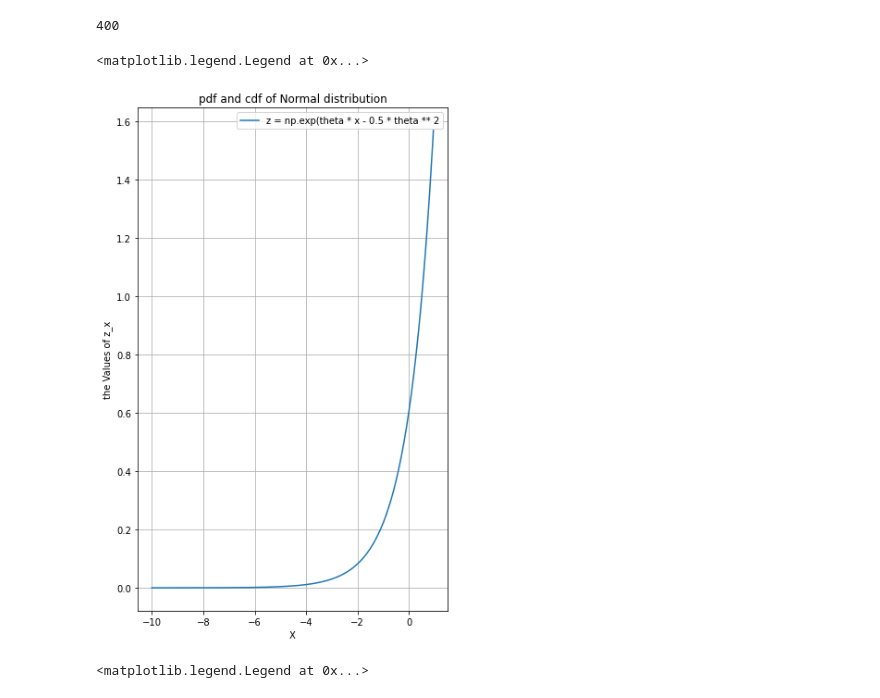
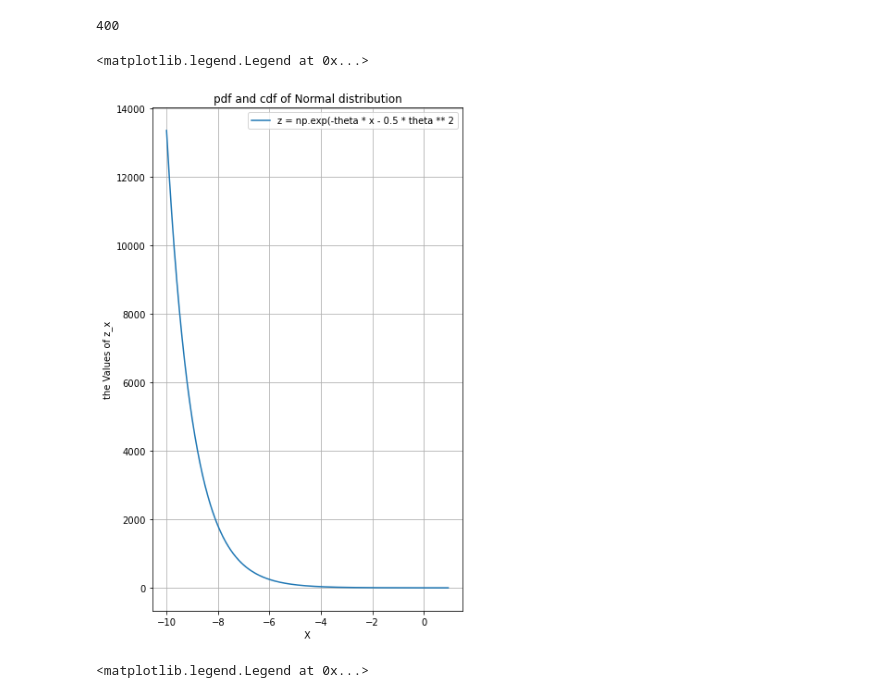
Before and after one commit to bobcatzoo/Stochastic-Calculus-for-Finance-Notes, a Jupyter notebook: 1.6 Change of Measure.ipynb, the cells around one changed output. Drawn from its saved outputs; the diff is of its cells as text; code cells hidden in the pictures.

```diff
--- a/1.6 Change of Measure.ipynb
+++ b/1.6 Change of Measure.ipynb
@@ -38,7 +38,7 @@ plt.legend()
 [figure]
 # %%
 theta = 1
-z = np.exp(theta * x - 0.5 * theta ** 2)
+z = np.exp(-theta * x - 0.5 * theta ** 2)
 # %%
 fig, ax = plt.subplots(2, 1, figsize = (10, 12))
 
@@ -67,15 +67,15 @@ z_220 = z[0:220]
 # %%
 fig, ax = plt.subplots(1, 1, figsize = (6, 10))
 ax.grid(axis='both')
-ax.plot(x_220, z_220, label="z = np.exp(theta * x - 0.5 * theta ** 2")
+ax.plot(x_220, z_220, label="z = np.exp(-theta * x - 0.5 * theta ** 2")
 
 ax.set_xlabel("X")
 ax.set_ylabel("the Values of z_x")
 ax.set_title("pdf and cdf of Normal distribution")
 plt.legend()
 # %% [output]
 <matplotlib.legend.Legend at 0x...>
-[figure, old version]
+[figure, new version]
 # %%
 z_x = np.exp(- 0.5 * (x-theta)**2) / np.sqrt(2 ** np.pi)
 cdf_z = np.cumsum(z_x * dx)
```
Also changed, not shown: parts of 1 cell of this notebook.
